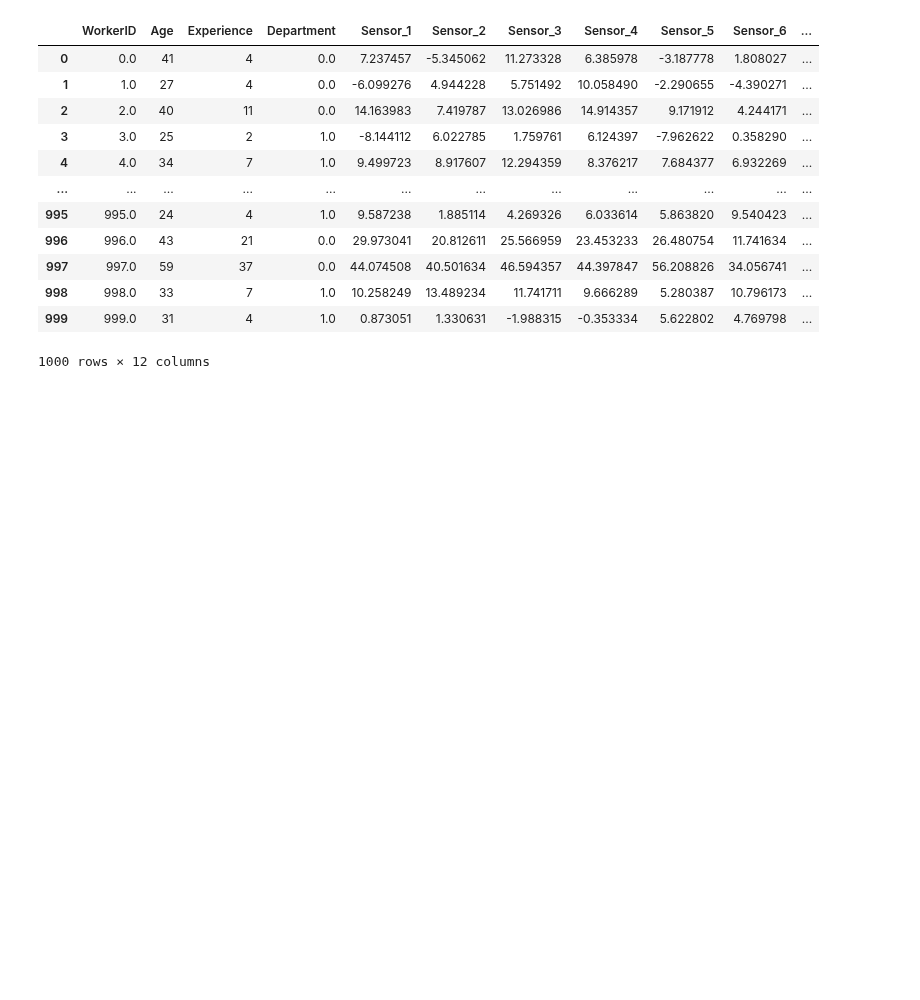
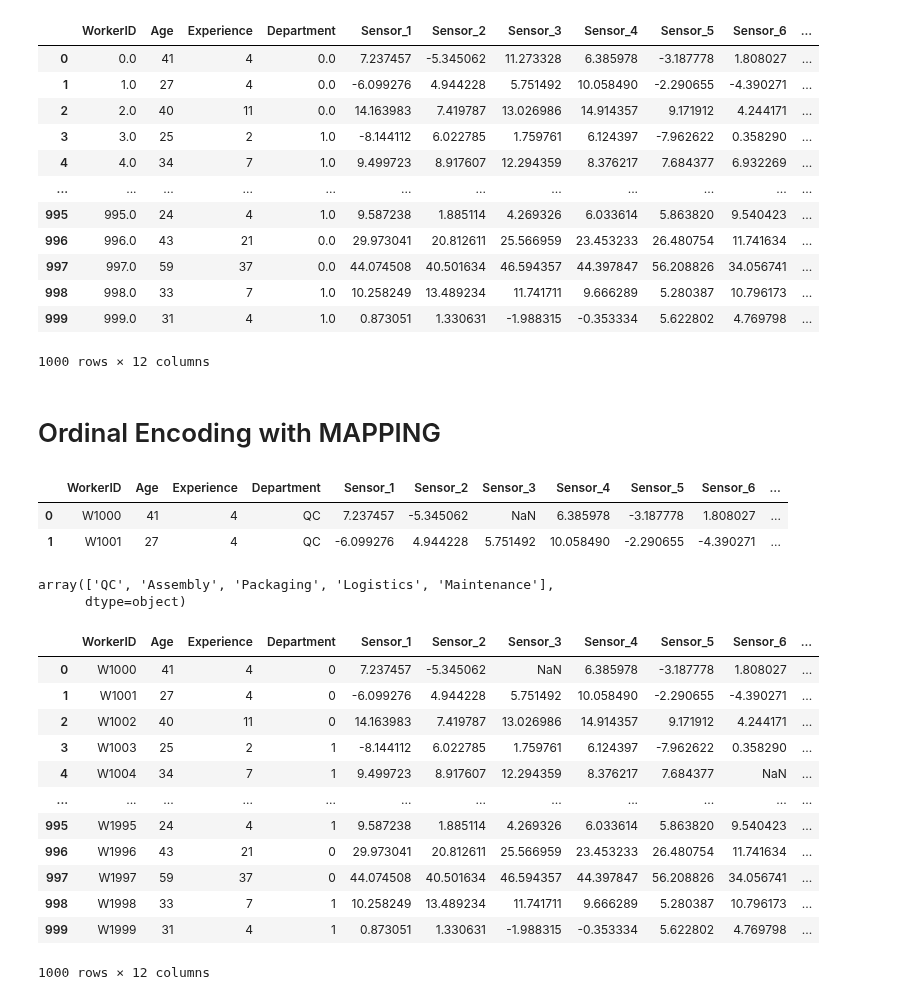
Before and after one commit to HammadAli08/Python-Toolbox, a Jupyter notebook: Encoding.ipynb, the cells around one changed output. Drawn from its saved outputs; the diff is of its cells as text; code cells hidden in the pictures; blank space fills up the shorter version.

```diff
--- a/Encoding.ipynb
+++ b/Encoding.ipynb
@@ -269,3 +269,40 @@ Data
 | 998 | 998.0 | 33 | 7 | 1.0 | 10.258249 | 13.489234 | 11.741711 | 9.666289 | 5.280387 | 10.796173 | ... |
 | 999 | 999.0 | 31 | 4 | 1.0 | 0.873051 | 1.330631 | -1.988315 | -0.353334 | 5.622802 | 4.769798 | ... |
 1000 rows × 12 columns
+# %% [markdown]
+# Ordinal Encoding with MAPPING
+# %%
+Data1=pd.read_csv("factory_worker_data.csv")
+# %%
+Data1.head(2)
+# %% [output]
+|  | WorkerID | Age | Experience | Department | Sensor_1 | Sensor_2 | Sensor_3 | Sensor_4 | Sensor_5 | Sensor_6 | ... |
+| 0 | W1000 | 41 | 4 | QC | 7.237457 | -5.345062 | NaN | 6.385978 | -3.187778 | 1.808027 | ... |
+| 1 | W1001 | 27 | 4 | QC | -6.099276 | 4.944228 | 5.751492 | 10.058490 | -2.290655 | -4.390271 | ... |
+# %%
+Data1['Department'].unique()
+# %% [output]
+array(['QC', 'Assembly', 'Packaging', 'Logistics', 'Maintenance'],
+      dtype=object)
+# %%
+ord={'QC':0, 'Assembly':1, 'Packaging':2, 'Logistics':3, 'Maintenance':4}
+# %%
+Dep=Data1['Department'].map(ord)
+# %%
+Data1['Department']=Dep
+# %%
+Data1
+# %% [output]
+|  | WorkerID | Age | Experience | Department | Sensor_1 | Sensor_2 | Sensor_3 | Sensor_4 | Sensor_5 | Sensor_6 | ... |
+| 0 | W1000 | 41 | 4 | 0 | 7.237457 | -5.345062 | NaN | 6.385978 | -3.187778 | 1.808027 | ... |
+| 1 | W1001 | 27 | 4 | 0 | -6.099276 | 4.944228 | 5.751492 | 10.058490 | -2.290655 | -4.390271 | ... |
+| 2 | W1002 | 40 | 11 | 0 | 14.163983 | 7.419787 | 13.026986 | 14.914357 | 9.171912 | 4.244171 | ... |
+| 3 | W1003 | 25 | 2 | 1 | -8.144112 | 6.022785 | 1.759761 | 6.124397 | -7.962622 | 0.358290 | ... |
+| 4 | W1004 | 34 | 7 | 1 | 9.499723 | 8.917607 | 12.294359 | 8.376217 | 7.684377 | NaN | ... |
+| ... | ... | ... | ... | ... | ... | ... | ... | ... | ... | ... | ... |
+| 995 | W1995 | 24 | 4 | 1 | 9.587238 | 1.885114 | 4.269326 | 6.033614 | 5.863820 | 9.540423 | ... |
+| 996 | W1996 | 43 | 21 | 0 | 29.973041 | 20.812611 | 25.566959 | 23.453233 | 26.480754 | 11.741634 | ... |
+| 997 | W1997 | 59 | 37 | 0 | 44.074508 | 40.501634 | 46.594357 | 44.397847 | 56.208826 | 34.056741 | ... |
+| 998 | W1998 | 33 | 7 | 1 | 10.258249 | 13.489234 | 11.741711 | 9.666289 | 5.280387 | 10.796173 | ... |
+| 999 | W1999 | 31 | 4 | 1 | 0.873051 | 1.330631 | -1.988315 | -0.353334 | 5.622802 | 4.769798 | ... |
+1000 rows × 12 columns
```
Also changed, not shown: parts of 9 cells of this notebook, 1 other file.
